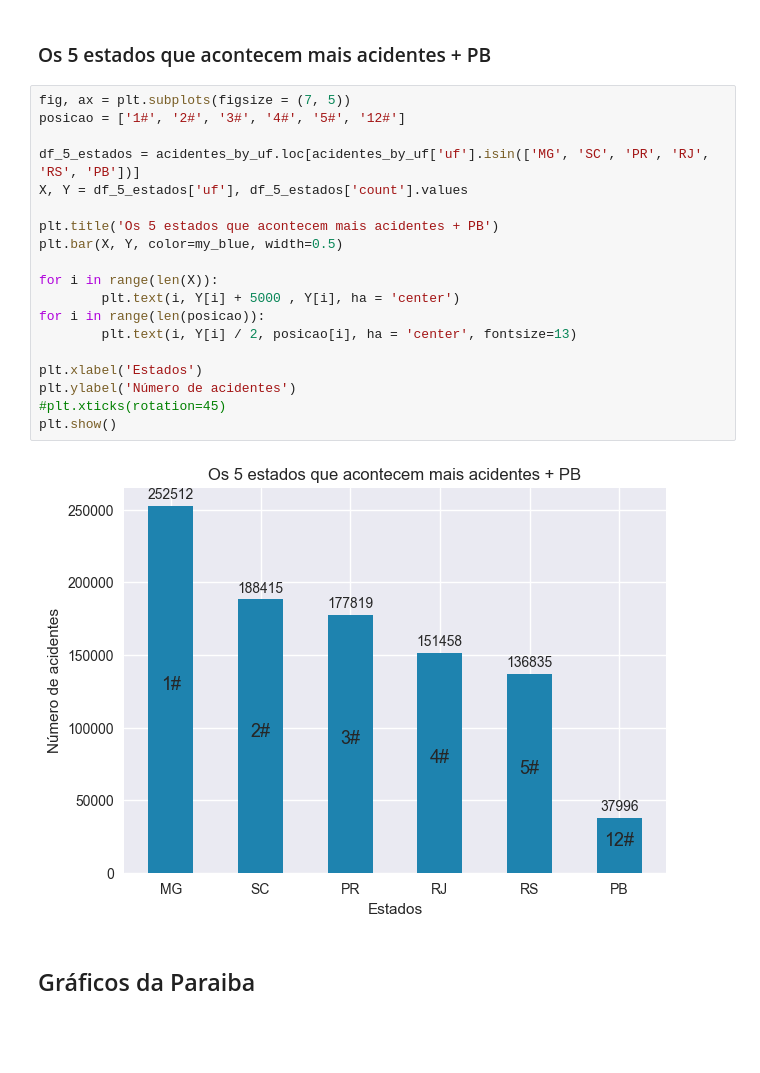
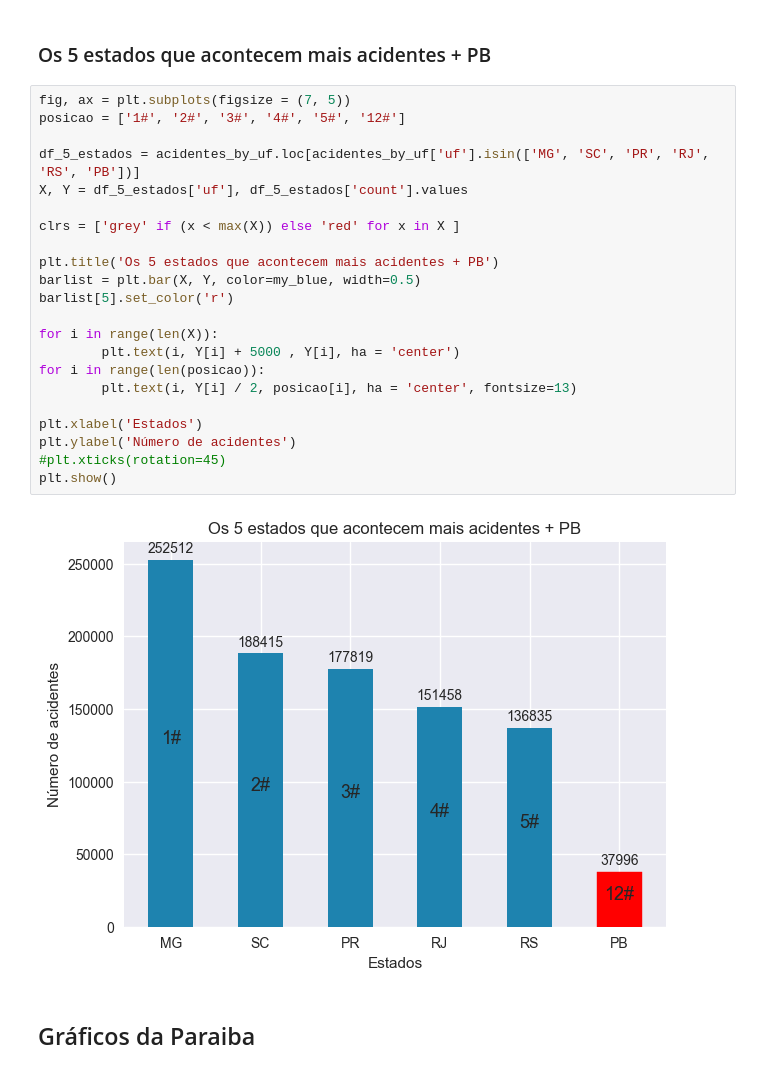
Before and after one commit to raphael720/Projetos_VD, a Jupyter notebook: Projeto_01/Data_V.ipynb, the cells around one changed output. Drawn from its saved outputs; the diff is of its cells as text; blank space fills up the shorter version.

```diff
--- a/Projeto_01/Data_V.ipynb
+++ b/Projeto_01/Data_V.ipynb
@@ -283,27 +285,30 @@ acidentes_by_uf
 | 27 | (null) | 12 |
 # %% [markdown]
 ### Os 5 estados que acontecem mais acidentes + PB
-# %%
-fig, ax = plt.subplots(figsize = (7, 5))
-posicao = ['1#', '2#', '3#', '4#', '5#', '12#']
-
-df_5_estados = acidentes_by_uf.loc[acidentes_by_uf['uf'].isin(['MG', 'SC', 'PR', 'RJ', 'RS', 'PB'])]
-X, Y = df_5_estados['uf'], df_5_estados['count'].values
-
-plt.title('Os 5 estados que acontecem mais acidentes + PB')
-plt.bar(X, Y, color=my_blue, width=0.5)
-
-for i in range(len(X)):
-        plt.text(i, Y[i] + 5000 , Y[i], ha = 'center')
-for i in range(len(posicao)):
-        plt.text(i, Y[i] / 2, posicao[i], ha = 'center', fontsize=13)
-
-plt.xlabel('Estados')
-plt.ylabel('Número de acidentes')
-#plt.xticks(rotation=45)
-plt.show()
-# %% [output]
-[figure, removed]
+# %%
+fig, ax = plt.subplots(figsize = (7, 5))
+posicao = ['1#', '2#', '3#', '4#', '5#', '12#']
+
+df_5_estados = acidentes_by_uf.loc[acidentes_by_uf['uf'].isin(['MG', 'SC', 'PR', 'RJ', 'RS', 'PB'])]
+X, Y = df_5_estados['uf'], df_5_estados['count'].values
+
+clrs = ['grey' if (x < max(X)) else 'red' for x in X ]
+
+plt.title('Os 5 estados que acontecem mais acidentes + PB')
+barlist = plt.bar(X, Y, color=my_blue, width=0.5)
+barlist[5].set_color('r')
+
+for i in range(len(X)):
+        plt.text(i, Y[i] + 5000 , Y[i], ha = 'center')
+for i in range(len(posicao)):
+        plt.text(i, Y[i] / 2, posicao[i], ha = 'center', fontsize=13)
+
+plt.xlabel('Estados')
+plt.ylabel('Número de acidentes')
+#plt.xticks(rotation=45)
+plt.show()
+# %% [output]
+[figure, added]
 # %% [markdown]
 ## Gráficos da Paraiba
 # %%
```
Also changed, not shown: parts of 7 cells of this notebook.
